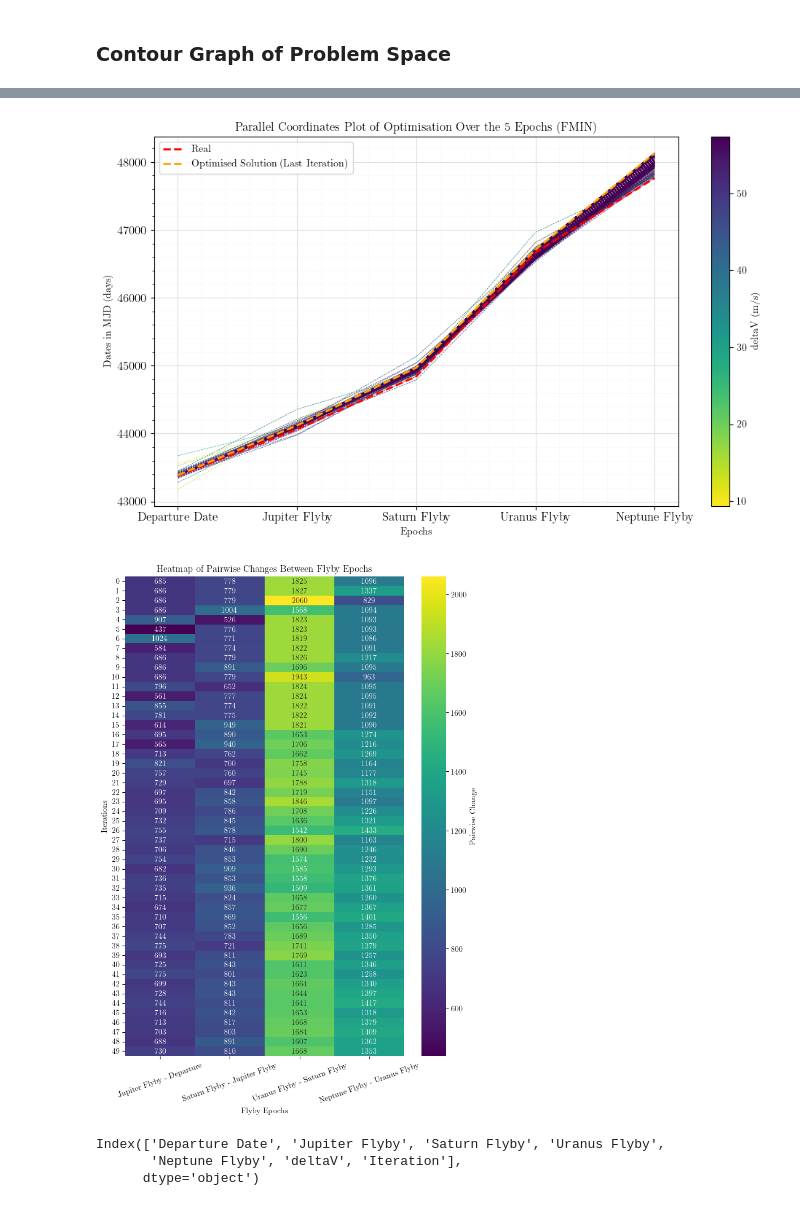
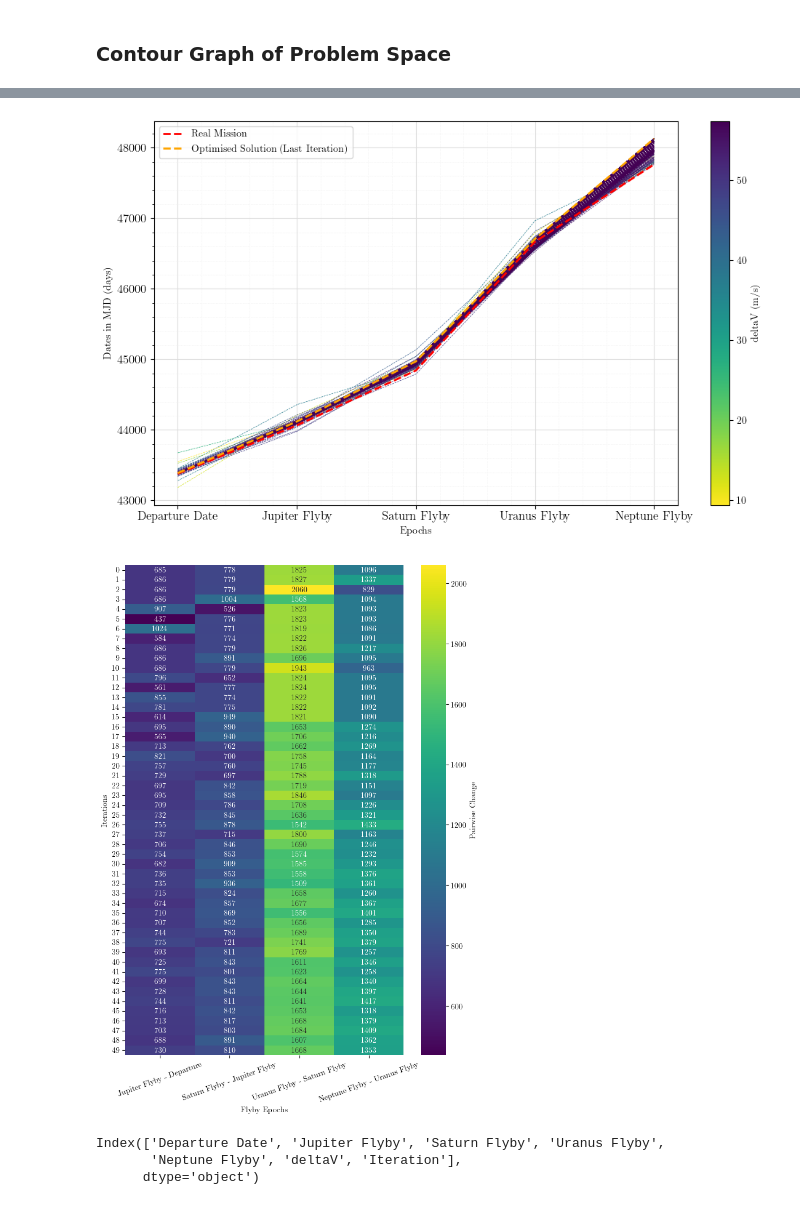
Before and after one commit to snath222/IP-Trajectory-Optimisation-SN, a Jupyter notebook: Voyager II - Optimisation Algo.ipynb, the cells around one changed output, grey strips where cells are left out. Saved outputs shown, nothing was run; the diff lists cells and outputs as text; code cells hidden in the pictures.

```diff
--- a/Voyager II - Optimisation Algo.ipynb
+++ b/Voyager II - Optimisation Algo.ipynb
@@ -1808,7 +1835,7 @@ for i, row in df.iterrows():
     )  # Use color based on deltaV
 
 ax.plot(
-    df.columns[:-2], dates_REAL, linestyle="--", color="red", linewidth=2, label="Real"
+    df.columns[:-2], dates_REAL, linestyle="--", color="red", linewidth=2, label="Real Mission"
 )  # Highlighted line
 
 # Highlight the last iteration
@@ -1828,7 +1855,7 @@ sm.set_array([])
 fig.colorbar(sm, ax=ax, label="deltaV (m/s)")
 
 # Set title and labels
-ax.set_title("Parallel Coordinates Plot of Optimisation Over the 5 Epochs (FMIN)")
+#ax.set_title("Parallel Coordinates Plot of Optimisation Over the 5 Epochs (FMIN)")
 ax.set_xlabel("Epochs")
 ax.set_ylabel("Dates in MJD (days)")
 
@@ -1853,7 +1880,7 @@ plt.tight_layout()
 plt.show()
 plt.close()
 # %% [output]
-[figure, old version]
+[figure, new version]
 # %%
 df_chosen = df.head(50)
 
@@ -1896,35 +1923,35 @@ fig, ax = plt.subplots(figsize=(7, 10))
 sns.heatmap(
     pairwise_changes,
     annot=True,
     fmt=".0f",
     cmap="viridis",
     cbar_kws={"label": "Pairwise Change"},
     annot_kws={"size": 10},
 )
 
 # Update annotations with custom format
 for text in plt.gca().texts:
     text.set_text(format_annotation(float(text.get_text())))
 
 plt.xticks(rotation=20)
 plt.yticks(rotation=0)
 
-plt.title("Heatmap of Pairwise Changes Between Flyby Epochs")
+#plt.title("Heatmap of Pairwise Changes Between Flyby Epochs")
 plt.xlabel("Flyby Epochs")
 plt.ylabel("Iterations")
 
 # ax.minorticks_on()
 # ax.tick_params(axis='both', which='major', labelsize=12)
 # ax.tick_params(axis='both', which='minor', labelsize=10)
 
 ax.tick_params(axis="x", which="minor", length=0)
 
 # Show the plot
 plt.tight_layout()
 plt.show()
 plt.close()
 # %% [output]
-[figure, old version]
+[figure, new version]
 # %%
 df.columns[:]
 # %% [output]
```
Also changed, not shown: parts of 48 cells of this notebook, 17 other files.
